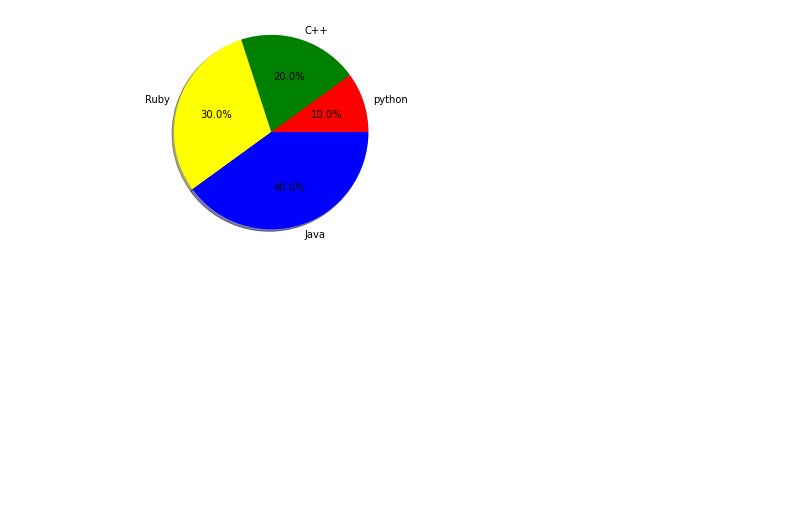
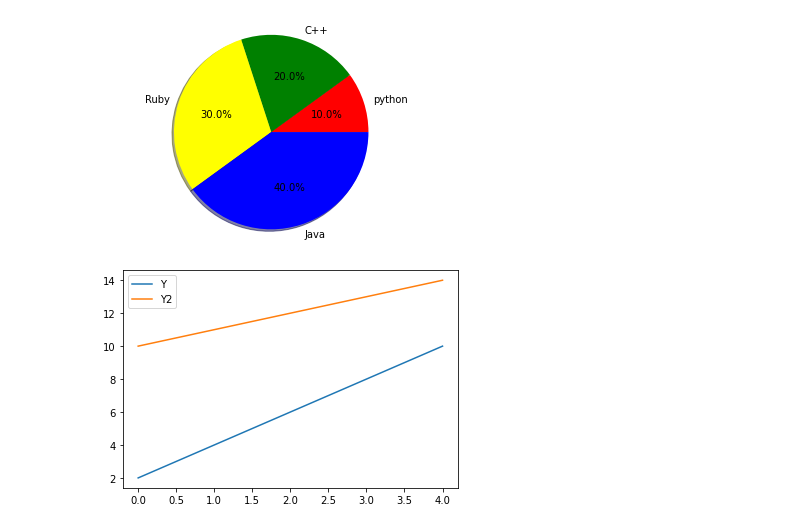
Before and after one commit to nagino-y/python_test, a Jupyter notebook: lesson_pandas.ipynb, the cells around one changed output. Drawn from its saved outputs; the diff is of its cells as text; code cells hidden in the pictures; blank space fills up the shorter version.

```diff
--- a/lesson_pandas.ipynb
+++ b/lesson_pandas.ipynb
@@ -376,3 +369,15 @@ plt.axis('equal')
 plt.show()
 # %% [output]
 [figure]
+# %%
+y = [2, 4, 6, 8, 10]
+y2 = [10, 11, 12, 13, 14]
+x = np.arange(5)
+
+plt.plot(x, y,
+         label='Y')
+plt.plot(x, y2, label='Y2')
+plt.legend()
+plt.show()
+# %% [output]
+[figure, added]
```
Also changed, not shown: parts of 39 cells of this notebook, 1 other file.
